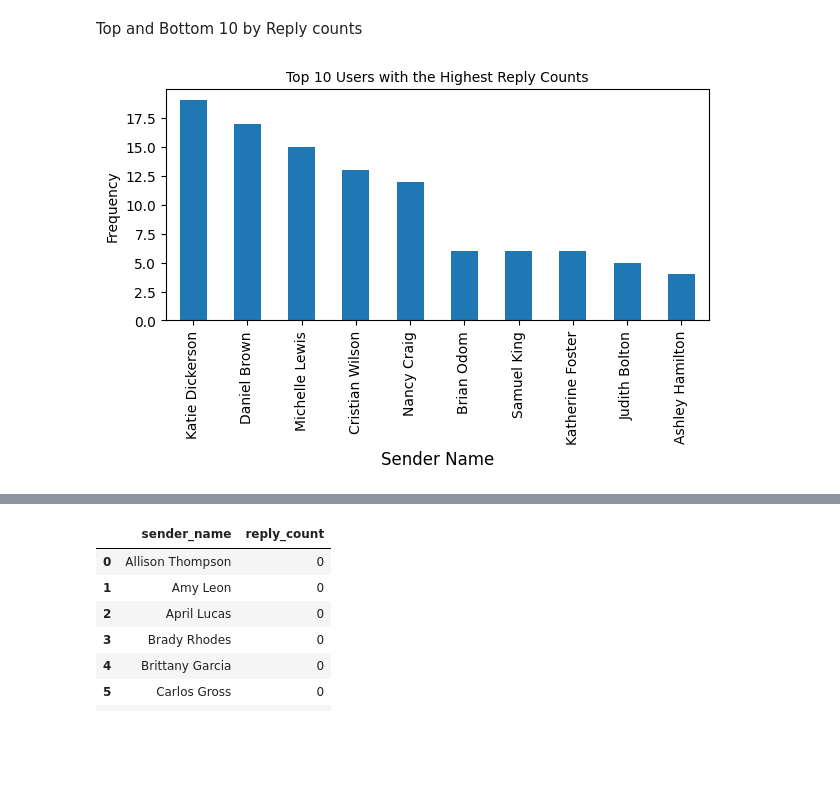
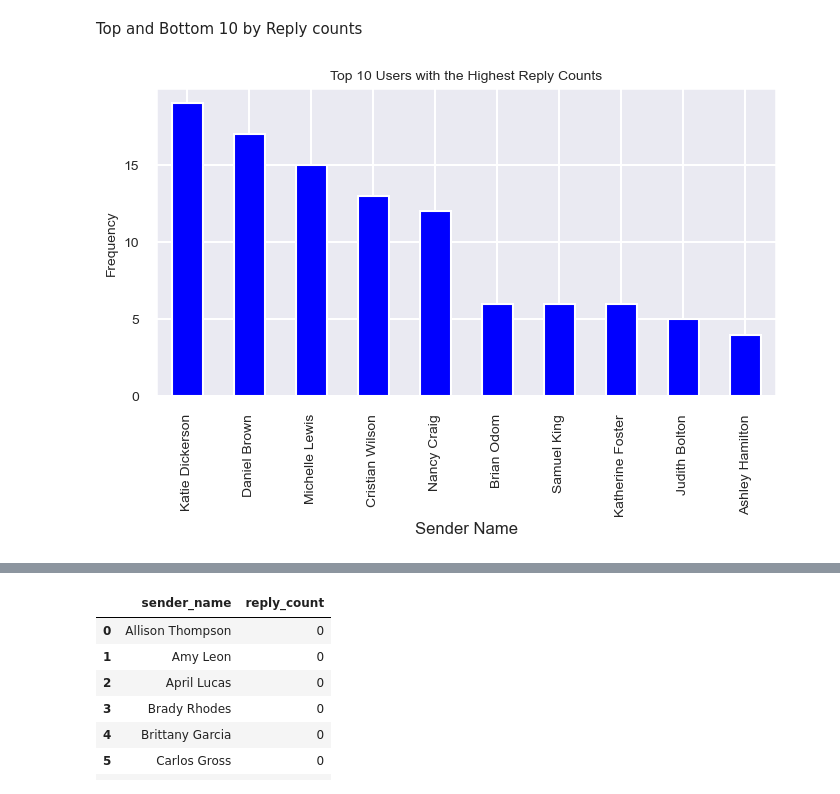
Before and after one commit to biniyam69/tenx-tasks, a Jupyter notebook: notebooks/parse_slack_data.ipynb, the cells around one changed output, grey strips where cells are left out. Saved outputs shown, nothing was run; the diff lists cells and outputs as text; code cells hidden in the pictures; blank space fills up the shorter version.

```diff
--- a/notebooks/parse_slack_data.ipynb
+++ b/notebooks/parse_slack_data.ipynb
@@ -47,14 +47,17 @@ The user with the highest number of reply counts is: Katie Dickerson with 19 rep
 # %% [markdown]
 Top and Bottom 10 by Reply counts
 # %%
+sns.set_style('darkgrid')
+sns.set_context('talk')
+
 reply_counts = parsed_data.groupby('sender_name')['reply_count'].sum().sort_values(ascending=False)
-reply_counts[:10].plot(kind='bar', figsize=(7, 3))
+reply_counts[:10].plot(kind='bar', figsize=(8, 4), color='blue')
 plt.title('Top 10 Users with the Highest Reply Counts', size=10)
 plt.xlabel("Sender Name", size=12); plt.ylabel("Frequency", size=10);
 plt.xticks(size=10); plt.yticks(size=10);
 plt.show()
 # %% [output]
-[figure, old version]
+[figure, new version]
 # %%
 parsed_data_cleaned = parsed_data.dropna(subset=['reply_count'])
 
```
Also changed, not shown: parts of 2 cells of this notebook, 10 other files.
